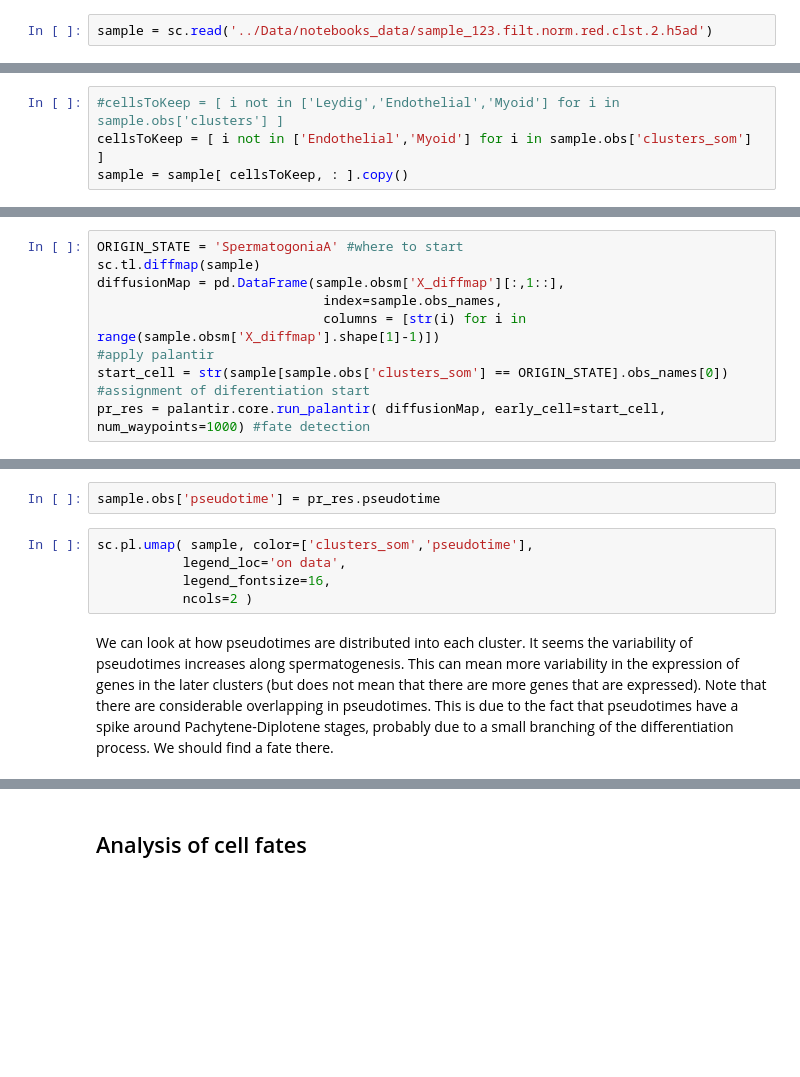
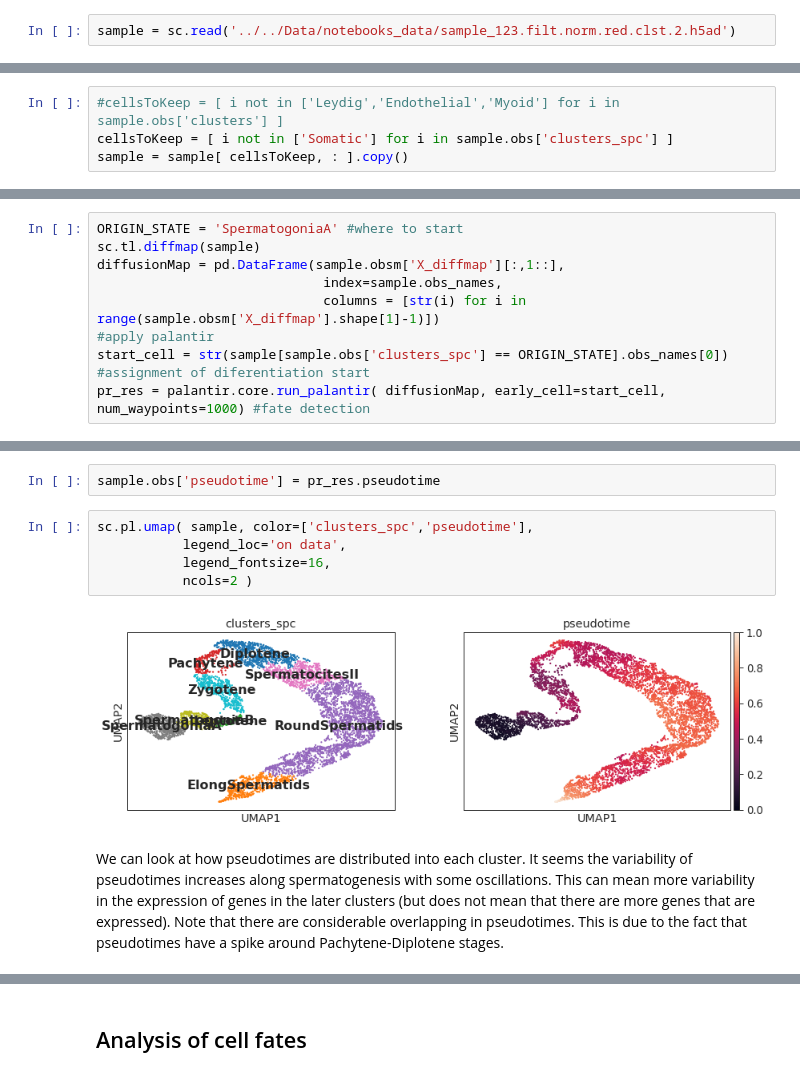
Before and after one commit to hds-sandbox/scRNASeq_course, a Jupyter notebook: Notebooks/Python/Part05_cell_fate.ipynb, the cells around one changed output, grey strips where cells are left out. Cells and saved outputs as stored; diff of their text form; blank space fills up the shorter version.

Commit message:
update gitignore and notebooks

```diff
--- a/Notebooks/Python/Part05_cell_fate.ipynb
+++ b/Notebooks/Python/Part05_cell_fate.ipynb
@@ -38,4 +63,4 @@ import anndata as ad
 # %% [markdown]
 ***Read data***
 # %%
-sample = sc.read('../Data/notebooks_data/sample_123.filt.norm.red.clst.2.h5ad')
+sample = sc.read('../../Data/notebooks_data/sample_123.filt.norm.red.clst.2.h5ad')
@@ -45,7 +75,7 @@ sample = sc.read('../Data/notebooks_data/sample_123.filt.norm.red.clst.2.h5ad')
 We want to calculate pseudotimes on the spermatogenic process. We exclude the somatic cells from.
 # %%
 #cellsToKeep = [ i not in ['Leydig','Endothelial','Myoid'] for i in sample.obs['clusters'] ]
-cellsToKeep = [ i not in ['Endothelial','Myoid'] for i in sample.obs['clusters_som'] ]
+cellsToKeep = [ i not in ['Somatic'] for i in sample.obs['clusters_spc'] ]
 sample = sample[ cellsToKeep, : ].copy()
 # %% [markdown]
 we use the `python` package `palantir`
@@ -73,5 +106,5 @@ diffusionMap = pd.DataFrame(sample.obsm['X_diffmap'][:,1::],
                              index=sample.obs_names,
                              columns = [str(i) for i in range(sample.obsm['X_diffmap'].shape[1]-1)])
 #apply palantir
-start_cell = str(sample[sample.obs['clusters_som'] == ORIGIN_STATE].obs_names[0]) #assignment of diferentiation start
+start_cell = str(sample[sample.obs['clusters_spc'] == ORIGIN_STATE].obs_names[0]) #assignment of diferentiation start
 pr_res = palantir.core.run_palantir( diffusionMap, early_cell=start_cell, num_waypoints=1000) #fate detection
@@ -80,12 +127,14 @@ We save pseudotimes in our dataset and plot them on UMAP
 # %%
 sample.obs['pseudotime'] = pr_res.pseudotime
 # %%
-sc.pl.umap( sample, color=['clusters_som','pseudotime'],
+sc.pl.umap( sample, color=['clusters_spc','pseudotime'],
            legend_loc='on data',
            legend_fontsize=16,
            ncols=2 )
+# %% [output]
+[figure, added]
 # %% [markdown]
-We can look at how pseudotimes are distributed into each cluster. It seems the variability of pseudotimes increases along spermatogenesis. This can mean more variability in the expression of genes in the later clusters (but does not mean that there are more genes that are expressed). Note that there are considerable overlapping in pseudotimes. This is due to the fact that pseudotimes have a spike around Pachytene-Diplotene stages, probably due to a small branching of the differentiation process. We should find a fate there.
+We can look at how pseudotimes are distributed into each cluster. It seems the variability of pseudotimes increases along spermatogenesis with some oscillations. This can mean more variability in the expression of genes in the later clusters (but does not mean that there are more genes that are expressed). Note that there are considerable overlapping in pseudotimes. This is due to the fact that pseudotimes have a spike around Pachytene-Diplotene stages.
 # %%
 sc.pl.violin(sample, keys='pseudotime', groupby='clusters_spc', rotation=90,
             order=['SpermatogoniaA', 'SpermatogoniaB', 'Leptotene', 'Zygotene',
```
Also changed, not shown: parts of 27 cells of this notebook, 7 other files.
